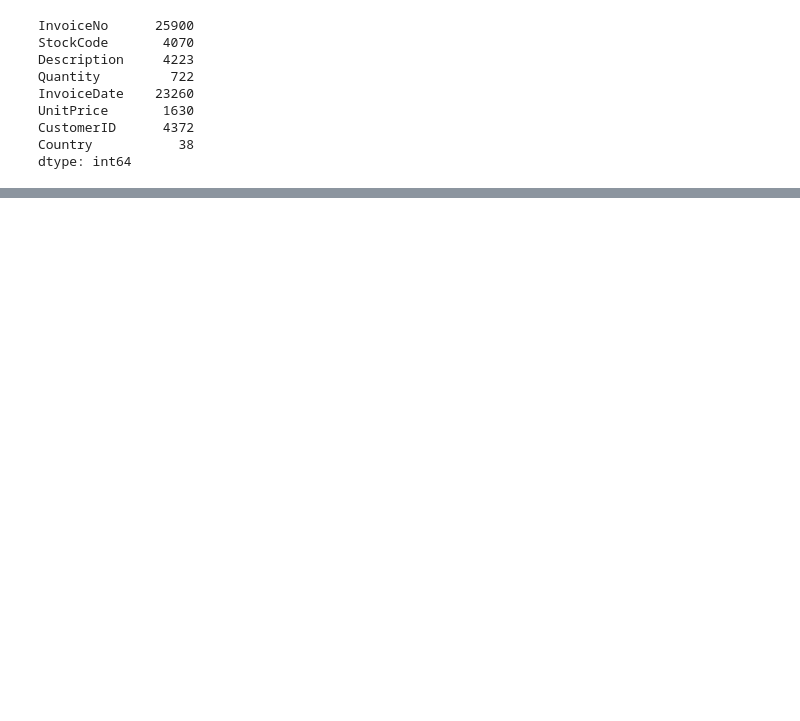
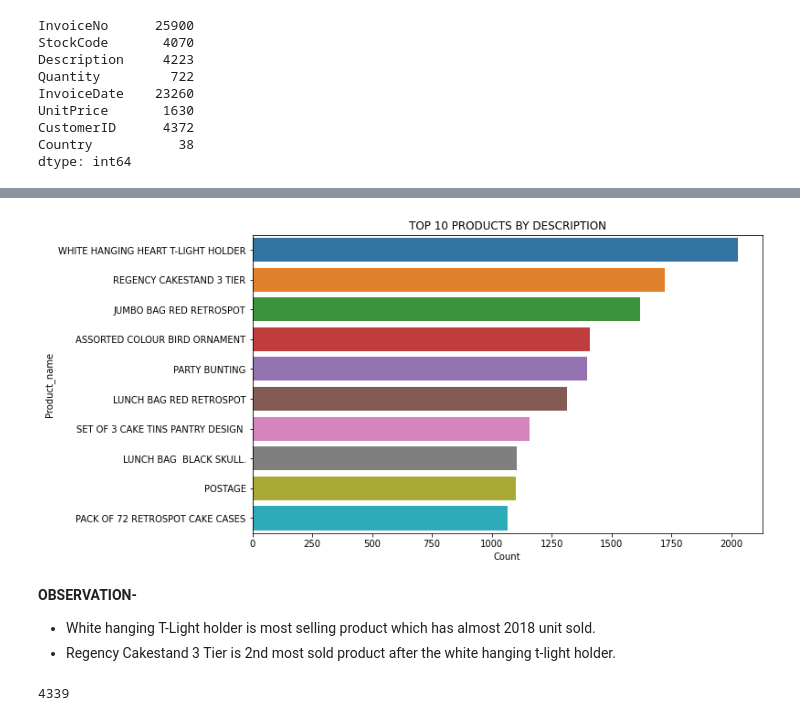
Before and after one commit to sumitgaikwad8877/Online_retail_customer_segmentation, a Jupyter notebook: Online_retail_customer_segmentation.ipynb, the cells around one changed output, grey strips where cells are left out. Cells and saved outputs as stored; diff of their text form; code cells hidden in the pictures; blank space fills up the shorter version.

```diff
--- a/Online_retail_customer_segmentation.ipynb
+++ b/Online_retail_customer_segmentation.ipynb
@@ -164,0 +315,8 @@ dtype: int64
+# %%
+# Extracting month from InvoiceDate.
+df['month'] = df['InvoiceDate'].dt.month_name()
+# %%
+# Extracting day from InvoiceDate.
+df['day'] = df['InvoiceDate'].dt.day_name()
+# %%
+df['total_amount'] = df['Quantity'] * df['UnitPrice']
@@ -164,0 +336,4 @@ dtype: int64
+# %%
+#  view Top 10 products
+Top_10_products = df['Description'].value_counts().reset_index().rename(columns={'index':'Product_name', 'Description':'Count'}).head(10)
+Top_10_products
@@ -164,0 +352,17 @@ dtype: int64
+# %%
+# Top 10 products in terms of description.
+plt.figure(figsize=(10,6))
+sns.barplot(y=Top_10_products['Product_name'], x=Top_10_products['Count'])
+plt.title('TOP 10 PRODUCTS BY DESCRIPTION')
+plt.show()
+# %% [output]
+[figure, added]
+# %% [markdown]
+**OBSERVATION-**
+* White hanging T-Light holder is most selling product which has almost 2018 unit sold.
+* Regency Cakestand 3 Tier is 2nd most sold product after the white hanging t-light holder.
+# %%
+# Lets check the unique id of the customer
+df['CustomerID'].nunique()
+# %% [output]
+4339
```
Also changed, not shown: parts of 74 cells of this notebook.
